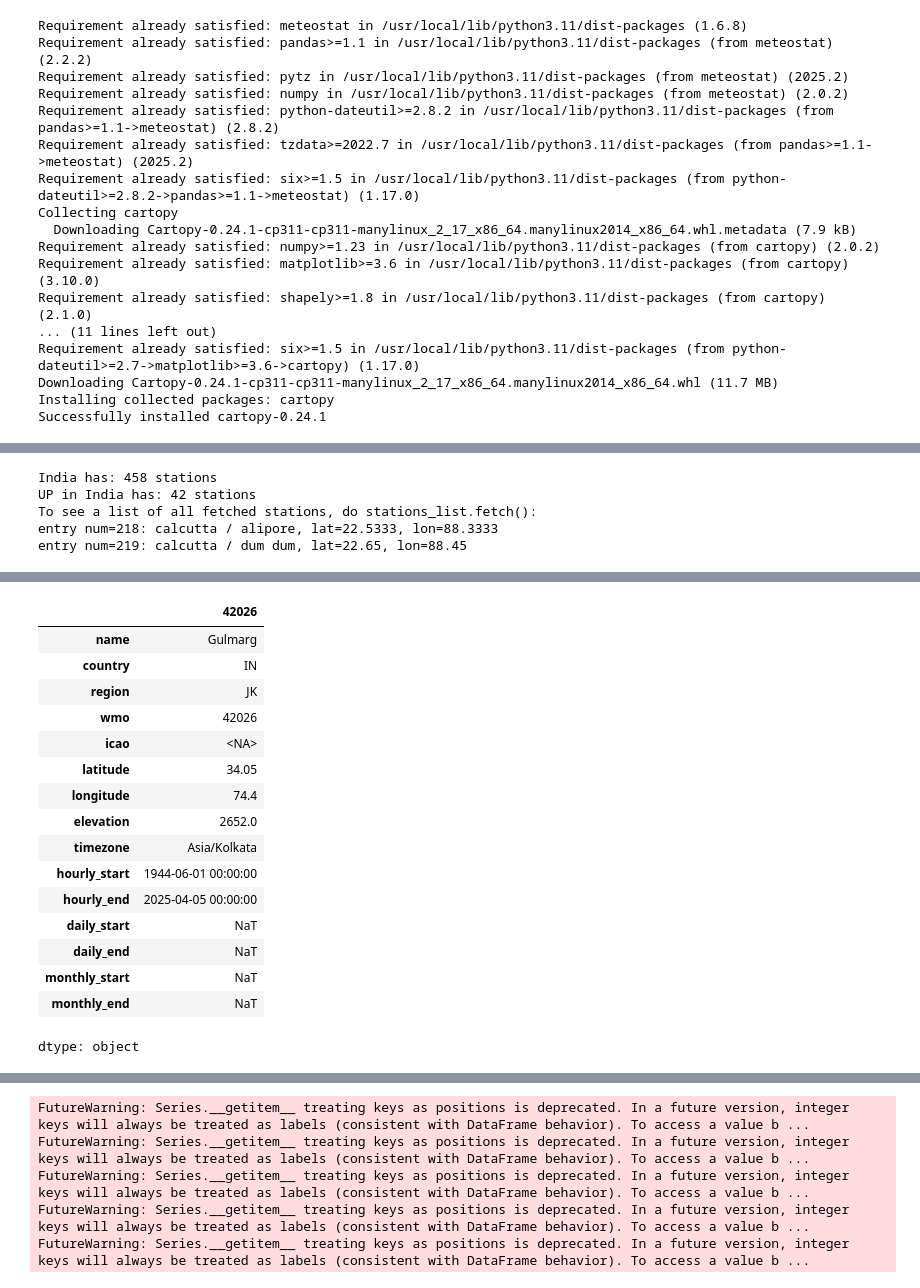
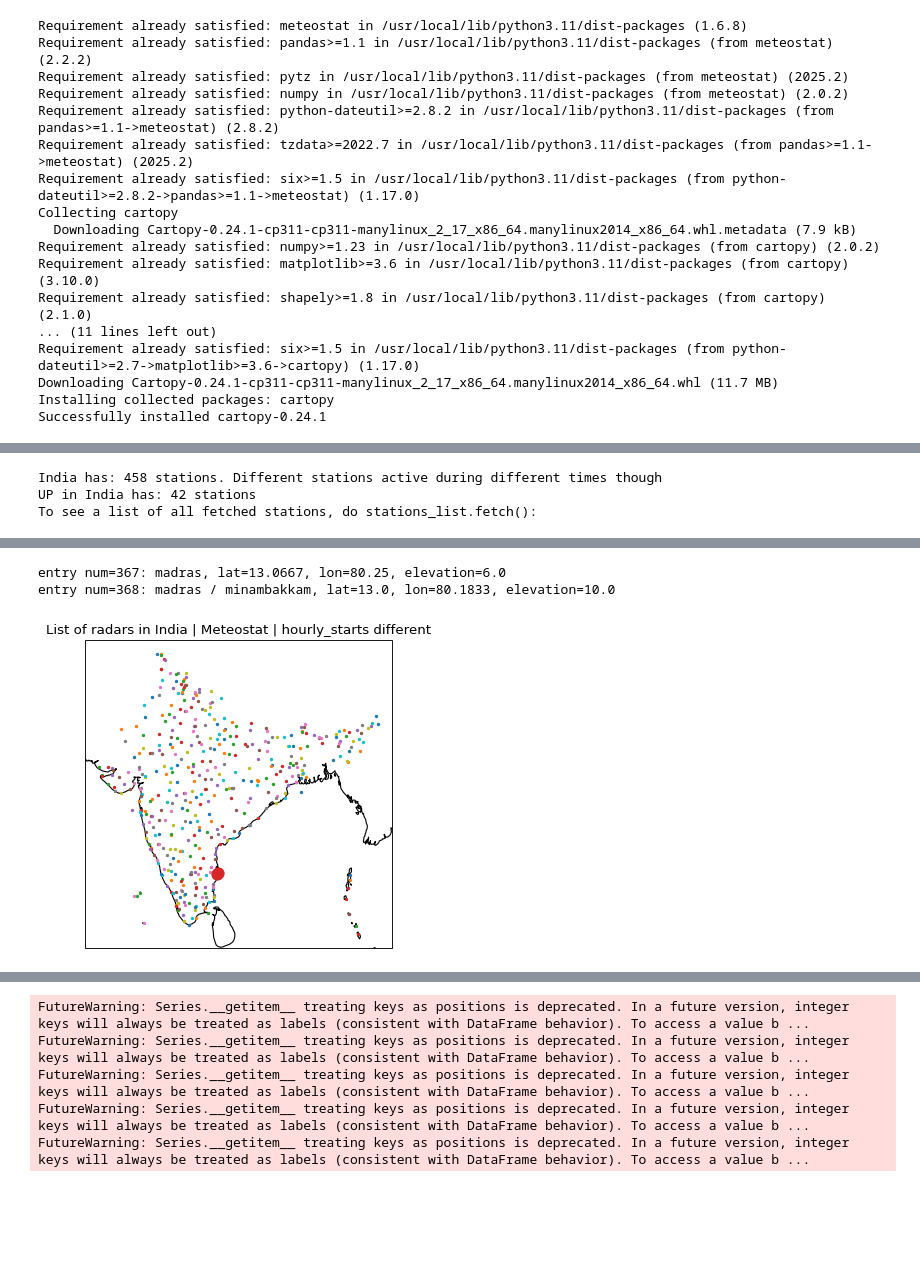
Before and after one commit to amangupta2/ai_weather, a Jupyter notebook: docs/source/wbx_quickstart.ipynb, the cells around one changed output, grey strips where cells are left out. Saved outputs shown, nothing was run; the diff lists cells and outputs as text; code cells hidden in the pictures; blank space fills up the shorter version.

```diff
--- a/docs/source/wbx_quickstart.ipynb
+++ b/docs/source/wbx_quickstart.ipynb
@@ -61,7 +91,7 @@ FutureWarning: 'H' is deprecated and will be removed in a future version, please
 stations = Stations()
 stations_list = stations.region('IN')
 
-print(f'India has: {stations_list.count()} stations')
+print(f'India has: {stations_list.count()} stations. Different stations active during different times though')
 
 stations_list = stations_list.region('IN','UP')
 print(f'UP in India has: {stations_list.count()} stations')
@@ -72,19 +102,49 @@ print('To see a list of all fetched stations, do stations_list.fetch():')
 #stations_list.fetch().iloc[0] # see all info for a given station
 
 
+# ============ PLOTTING ALL RADAR STATIONS OVER INDIA ======================
+stations_list = stations.region('IN')
+
+fig=plt.figure(figsize=(9, 5), dpi= 80, facecolor='w', edgecolor='k')
+ax = plt.axes(projection=ccrs.PlateCarree())
+ax.coastlines(linewidth=1)
+
+#C=plt.contourf(lon,lat,dt_fuxi[0,:,:], extend='both')
+#plt.colorbar()
+
+NAME=[]
+LATITUDE=[]
+LONGITUDE=[]
+ELEVATION=[]
+for i in np.arange(0,stations_list.count()):
+  lat = stations_list.fetch()['latitude'][i]
+  lon = stations_list.fetch()['longitude'][i]
+
+  NAME.append(stations_list.fetch()['name'][i].lower())
+  LATITUDE.append(stations_list.fetch()['latitude'][i])
+  LONGITUDE.append(stations_list.fetch()['longitude'][i])
+  ELEVATION.append(stations_list.fetch()['elevation'][i])
+
+  plt.plot(lon,lat, marker='o', markersize=2)
+
+plt.title('List of radars in India | Meteostat | hourly_starts different')
+# ==========================================================================
+
+
 # find a radar in a list of cities
 # agartala | new delhi |
 #city='agartala'
 #city='new delhi'
-city = 'calcutta'
+#city = 'calcutta'
+#city = 'bhopal'
+city = 'madras'
 i = 0
 for text in NAME:
     if city in text:
-        print(f'entry num={i}: {text}, lat={LATITUDE[i]}, lon={LONGITUDE[i]}')
+        print(f'entry num={i}: {text}, lat={LATITUDE[i]}, lon={LONGITUDE[i]}, elevation={ELEVATION[i]}')
+        plt.plot(LONGITUDE[i],LATITUDE[i], marker='o', markersize=10, color='C3')
     i+=1
 # %% [output]
-India has: 458 stations
+India has: 458 stations. Different stations active during different times though
 UP in India has: 42 stations
 To see a list of all fetched stations, do stations_list.fetch():
-entry num=218: calcutta / alipore, lat=22.5333, lon=88.3333
-entry num=219: calcutta / dum dum, lat=22.65, lon=88.45
@@ -91,20 +157,3 @@ entry num=219: calcutta / dum dum, lat=22.65, lon=88.45
+entry num=367: madras, lat=13.0667, lon=80.25, elevation=6.0
+entry num=368: madras / minambakkam, lat=13.0, lon=80.1833, elevation=10.0
+[figure, added]
-# %%
-stations_list.fetch().iloc[0]
-# %% [output]
-|  | 42026 |
-| name | Gulmarg |
-| country | IN |
-| region | JK |
-| wmo | 42026 |
-| icao | <NA> |
-| latitude | 34.05 |
-| longitude | 74.4 |
-| elevation | 2652.0 |
-| timezone | Asia/Kolkata |
-| hourly_start | 1944-06-01 00:00:00 |
-| hourly_end | 2025-04-05 00:00:00 |
-| daily_start | NaT |
-| daily_end | NaT |
-| monthly_start | NaT |
-| monthly_end | NaT |
-dtype: object
```
Also changed, not shown: parts of 4 cells of this notebook.
